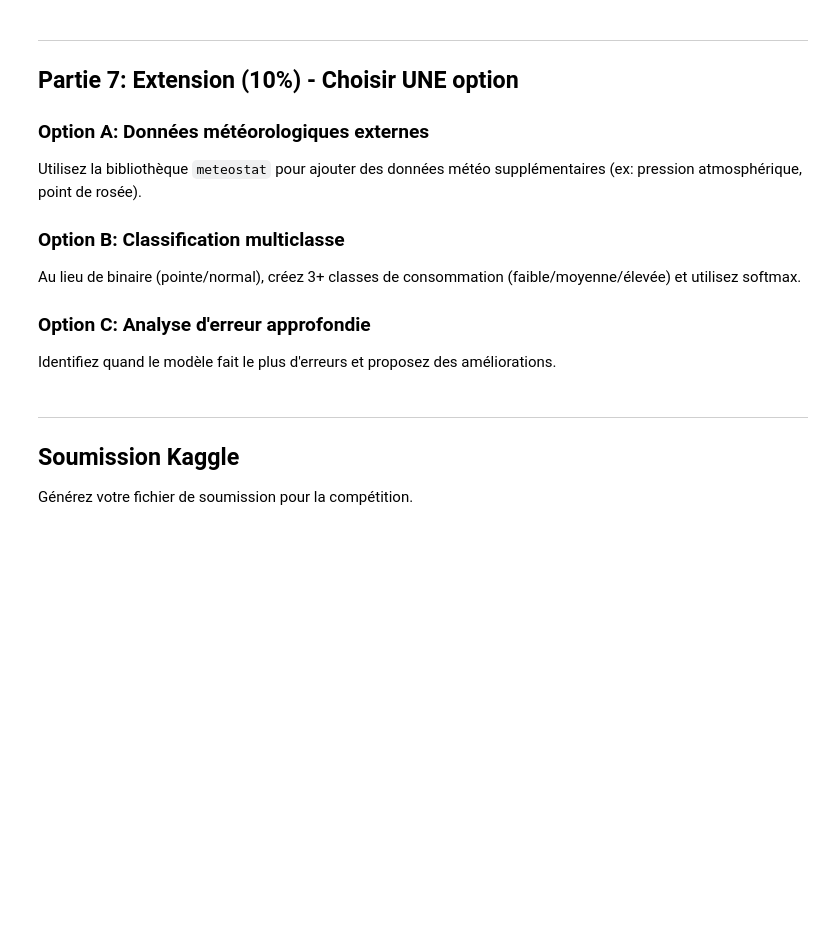
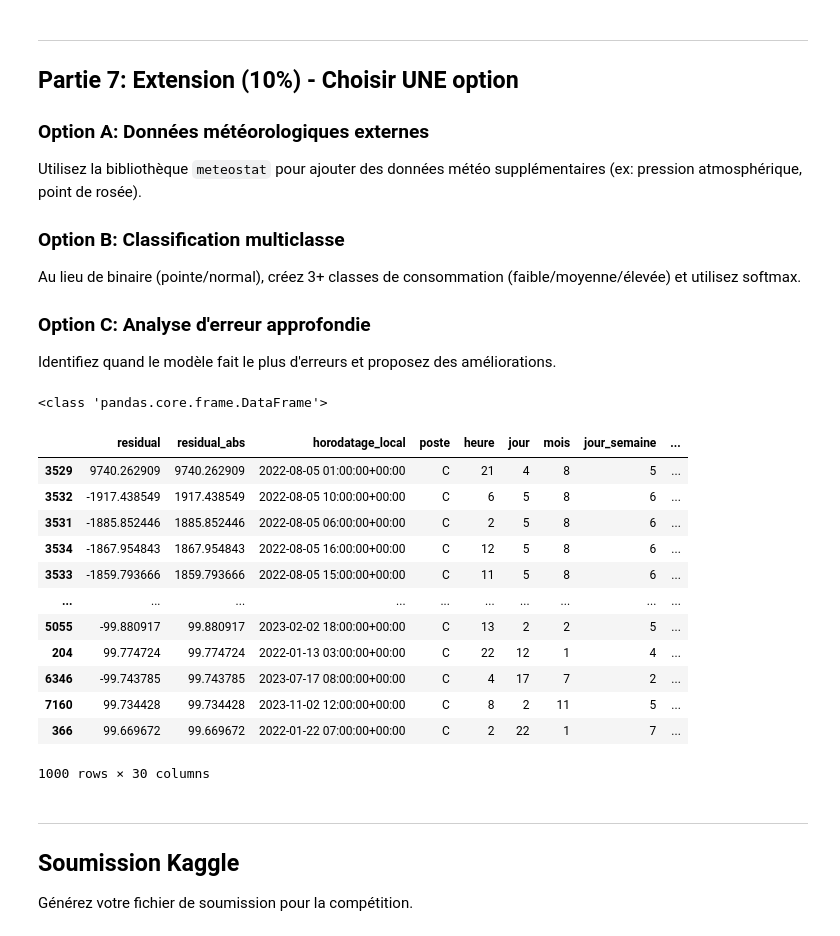
Before and after one commit to trvslhlt/ift_6390_machine_learning, a Jupyter notebook: assignments/projet_energie.ipynb, the cells around one changed output. Drawn from its saved outputs; the diff is of its cells as text; code cells hidden in the pictures; blank space fills up the shorter version.

Commit message:
init analysis of errors

```diff
--- a/assignments/projet_energie.ipynb
+++ b/assignments/projet_energie.ipynb
@@ -811,3 +824,66 @@ Identifiez quand le modèle fait le plus d'erreurs et proposez des amélioration
+# %%
+# VOTRE EXTENSION ICI
+from IPython.display import display
+
+N = 1000
+
+# "Use the library `meteostat` to add additional weather data (e.g., atmospheric pressure, dew point)."
+def option_a():
+    pass
+
+# Instead of binary (peak/normal), create 3+ consumption classes (low/medium/high) and use softmax.
+def option_b():
+    pass
+
+# Identify when the model makes the most errors and suggest improvements.
+def option_c():
+    # make preditions on trining data
+    y_train_pred_final = model_final.predict(X_train_final)
+
+    # find the N data points with the largest absolute residuals
+    train_residuals = y_train_final - y_train_pred_final
+    train_residuals_abs = np.abs(train_residuals)
+
+    # add the residuals to the training data for analysis
+    indices = np.argsort(train_residuals_abs)[-N:]
+    analysis_df = train_eng.iloc[indices]
+    analysis_df.insert(loc=0, column='residual', value=train_residuals[indices])
+    analysis_df.insert(loc=1, column='residual_abs', value=train_residuals_abs[indices])
+
+    # sort by largest residual
+    analysis_df = analysis_df.sort_values(by='residual_abs', ascending=False)
+
+    return analysis_df
+
+def run_option(option):
+    return option()
+
+df = run_option(option_c)
+print(type(df))
+display(df, rows=min(N, 100))
+
+
+# Indiquez quelle option vous avez choisie et pourquoi.
+
+
+
+# Option choisie: ___
+# Justification: ___
+# %% [output]
+<class 'pandas.core.frame.DataFrame'>
+|  | residual | residual_abs | horodatage_local | poste | heure | jour | mois | jour_semaine | ... |
+| 3529 | 9740.262909 | 9740.262909 | 2022-08-05 01:00:00+00:00 | C | 21 | 4 | 8 | 5 | ... |
+| 3532 | -1917.438549 | 1917.438549 | 2022-08-05 10:00:00+00:00 | C | 6 | 5 | 8 | 6 | ... |
+| 3531 | -1885.852446 | 1885.852446 | 2022-08-05 06:00:00+00:00 | C | 2 | 5 | 8 | 6 | ... |
+| 3534 | -1867.954843 | 1867.954843 | 2022-08-05 16:00:00+00:00 | C | 12 | 5 | 8 | 6 | ... |
+| 3533 | -1859.793666 | 1859.793666 | 2022-08-05 15:00:00+00:00 | C | 11 | 5 | 8 | 6 | ... |
+| ... | ... | ... | ... | ... | ... | ... | ... | ... | ... |
+| 5055 | -99.880917 | 99.880917 | 2023-02-02 18:00:00+00:00 | C | 13 | 2 | 2 | 5 | ... |
+| 204 | 99.774724 | 99.774724 | 2022-01-13 03:00:00+00:00 | C | 22 | 12 | 1 | 4 | ... |
+| 6346 | -99.743785 | 99.743785 | 2023-07-17 08:00:00+00:00 | C | 4 | 17 | 7 | 2 | ... |
+| 7160 | 99.734428 | 99.734428 | 2023-11-02 12:00:00+00:00 | C | 8 | 2 | 11 | 5 | ... |
+| 366 | 99.669672 | 99.669672 | 2022-01-22 07:00:00+00:00 | C | 2 | 22 | 1 | 7 | ... |
+1000 rows × 30 columns
 # %% [markdown]
 ---
 
```
Also changed, not shown: parts of 11 cells of this notebook.
